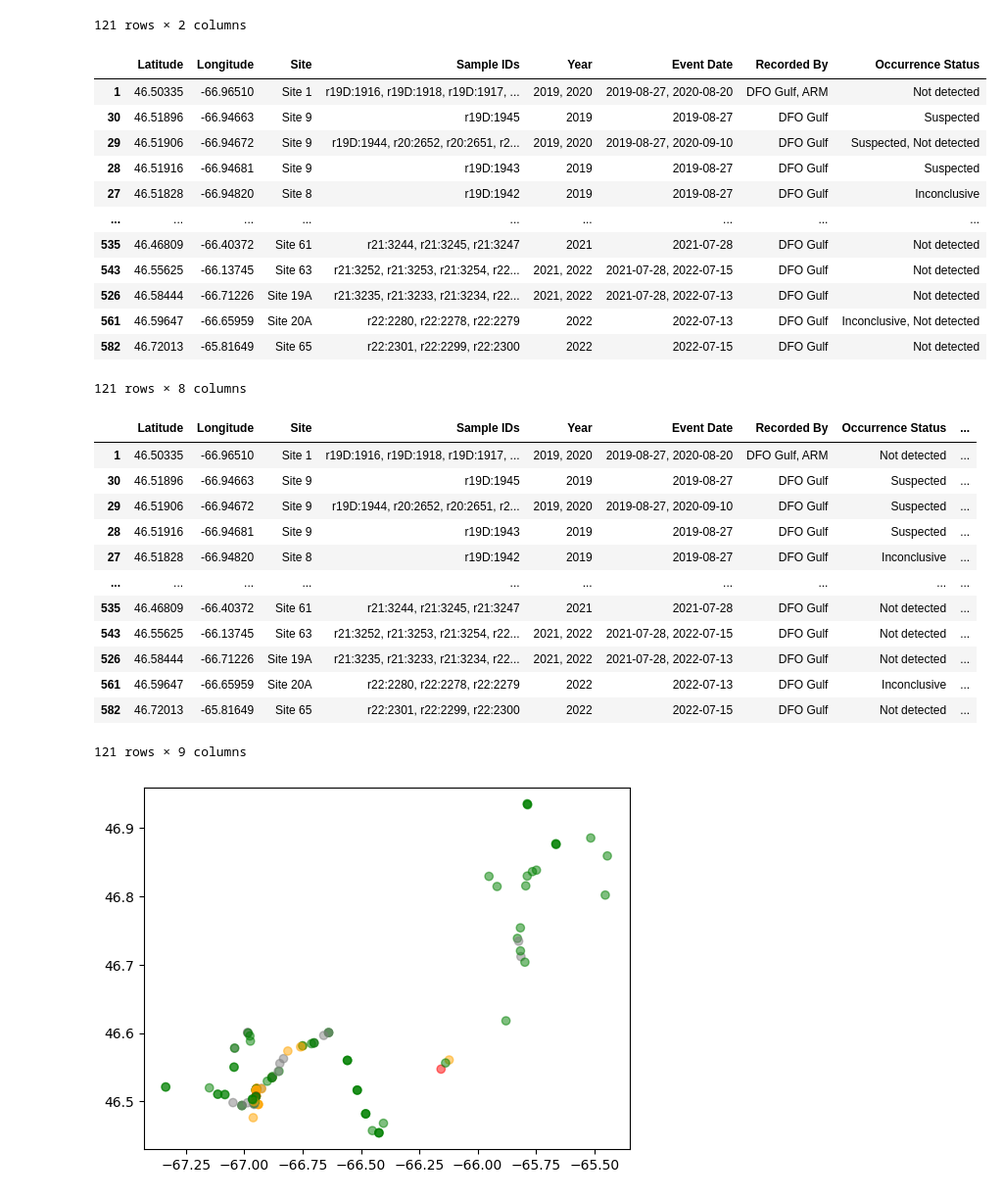
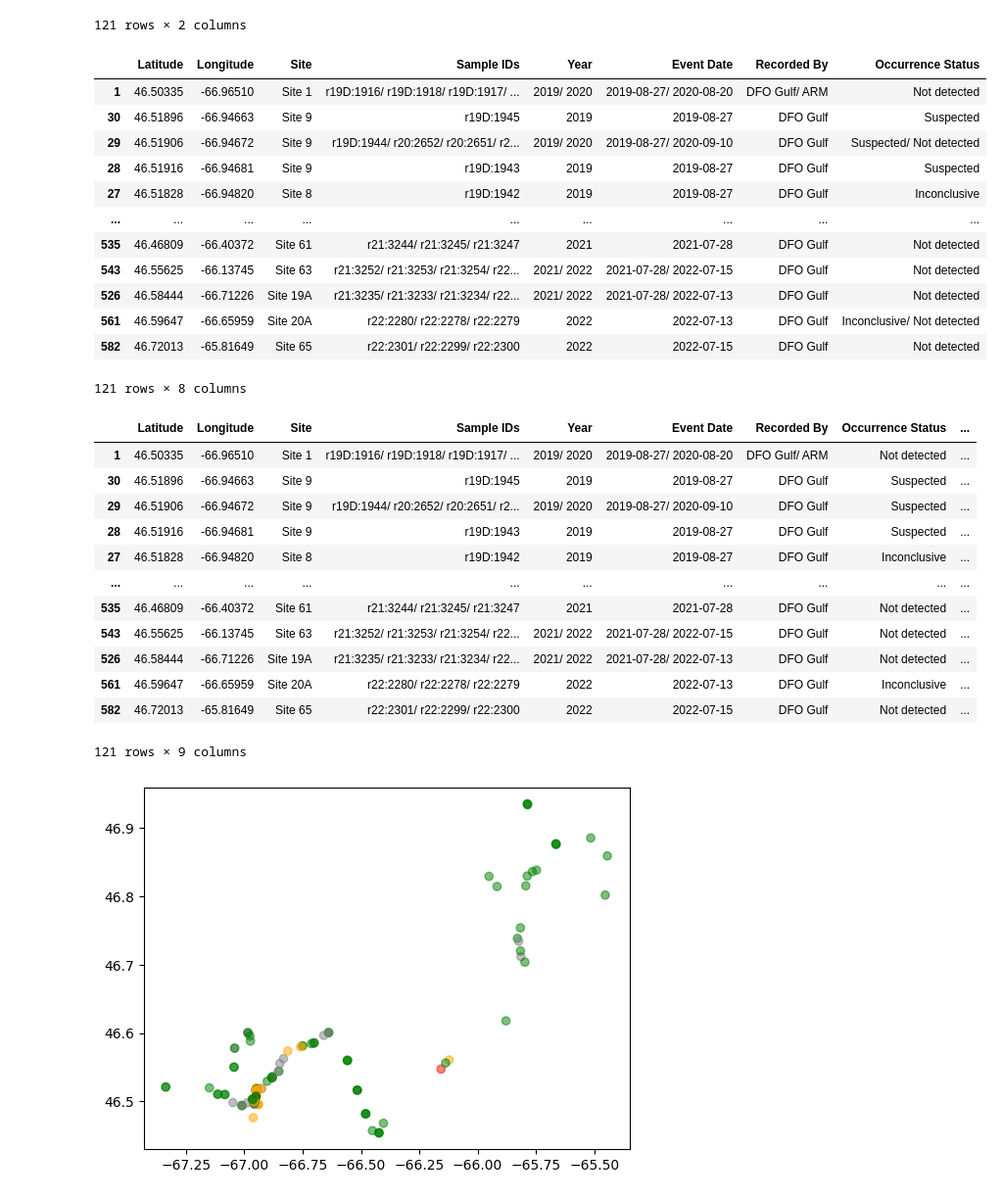
Before and after one commit to dfo-gulf-science/fgp-datasets, a Jupyter notebook: a9728eea (eDNA SMB)/script_for_creating_wms.ipynb, the cells around one changed output. Shown at 98% size. Drawn from its saved outputs; the diff is of its cells as text; code cells hidden in the pictures.

```diff
--- a/a9728eea (eDNA SMB)/script_for_creating_wms.ipynb
+++ b/a9728eea (eDNA SMB)/script_for_creating_wms.ipynb
@@ -27,7 +24,7 @@ df
 # first, we do not want any of the field blanks in the table
 mask = df["Sample type"].str.match(".*blank") == False
 df = df[mask]
-df.dropna(subset=["decimalLatitude", "decimalLongitude"], inplace=True)
+df = df.dropna(subset=["decimalLatitude", "decimalLongitude"])
 # %% [output]
 A value is trying to be set on a copy of a slice from a DataFrame
 
@@ -83,7 +80,7 @@ print(sum(df["decimalLatitude"] < 0))
 print(sum(df["decimalLongitude"] > 0))
 # clean the site names
 df["samplingSite"] = df["samplingSite"].apply(lambda x: str(x).strip())
-df["samplingSite"].replace("nan", "missing").replace("", "missing", inplace=True)
+df["samplingSite"] = df["samplingSite"].replace("nan", "missing").replace("", "missing")
 # for fun, lets order the table by date
 df["eventDate"] = pd.to_datetime(df["eventDate"], format="%m/%d/%Y")
 df = df.sort_values("eventDate")
@@ -169,45 +164,45 @@ event_dates = list()
 recorded_bys = list()
 occurrence_statuses = list()
 
 
 # subdf.columns = ["Sample ID", 'year', 'Event Date', 'Recorded By', 'Latitude', 'Longitude', 'Occurrence Status', 'Color (mapping)']
 def clean_list(l):
-    return str([item for item in l]).replace("'", "").replace("[", "").replace("]", "")
+    return str([item for item in l]).replace("'", "").replace("[", "").replace("]", "").replace(",", "/")
 
 
 for index, row in subdf.iterrows():
     # using the lat/long, we will query the full df
     lat = row[0]
     lng = row[1]
     mask = (df["decimalLatitude"] == lat) & (df["decimalLongitude"] == lng)
     sites.append(clean_list(df[mask]["samplingSite"].unique()))
     sample_ids.append(clean_list(df[mask]["sampleID"].unique()))
     years.append(clean_list(df[mask]["Year"].unique()))
     event_dates.append(clean_list([str(pd.to_datetime(d.astype(str), format="%Y-%m-%d")).split(" ")[0] for d in df[mask]["eventDate"].unique()]))
     recorded_bys.append(clean_list(df[mask]["recordedBy"].unique()))
     occurrence_statuses.append(clean_list(df[mask]["occurrenceStatus"].unique()))
 
 subdf["Site"] = sites
 subdf["Sample IDs"] = sample_ids
 subdf["Year"] = years
 subdf["Event Date"] = event_dates
 subdf["Recorded By"] = recorded_bys
 subdf["Occurrence Status"] = occurrence_statuses
 
 subdf
 # %% [output]
 |  | Latitude | Longitude | Site | Sample IDs | Year | Event Date | Recorded By | Occurrence Status |
-| 1 | 46.50335 | -66.96510 | Site 1 | r19D:1916, r19D:1918, r19D:1917, ... | 2019, 2020 | 2019-08-27, 2020-08-20 | DFO Gulf, ARM | Not detected |
+| 1 | 46.50335 | -66.96510 | Site 1 | r19D:1916/ r19D:1918/ r19D:1917/ ... | 2019/ 2020 | 2019-08-27/ 2020-08-20 | DFO Gulf/ ARM | Not detected |
 | 30 | 46.51896 | -66.94663 | Site 9 | r19D:1945 | 2019 | 2019-08-27 | DFO Gulf | Suspected |
-| 29 | 46.51906 | -66.94672 | Site 9 | r19D:1944, r20:2652, r20:2651, r2... | 2019, 2020 | 2019-08-27, 2020-09-10 | DFO Gulf | Suspected, Not detected |
+| 29 | 46.51906 | -66.94672 | Site 9 | r19D:1944/ r20:2652/ r20:2651/ r2... | 2019/ 2020 | 2019-08-27/ 2020-09-10 | DFO Gulf | Suspected/ Not detected |
 | 28 | 46.51916 | -66.94681 | Site 9 | r19D:1943 | 2019 | 2019-08-27 | DFO Gulf | Suspected |
 | 27 | 46.51828 | -66.94820 | Site 8 | r19D:1942 | 2019 | 2019-08-27 | DFO Gulf | Inconclusive |
 | ... | ... | ... | ... | ... | ... | ... | ... | ... |
-| 535 | 46.46809 | -66.40372 | Site 61 | r21:3244, r21:3245, r21:3247 | 2021 | 2021-07-28 | DFO Gulf | Not detected |
-| 543 | 46.55625 | -66.13745 | Site 63 | r21:3252, r21:3253, r21:3254, r22... | 2021, 2022 | 2021-07-28, 2022-07-15 | DFO Gulf | Not detected |
-| 526 | 46.58444 | -66.71226 | Site 19A | r21:3235, r21:3233, r21:3234, r22... | 2021, 2022 | 2021-07-28, 2022-07-13 | DFO Gulf | Not detected |
-| 561 | 46.59647 | -66.65959 | Site 20A | r22:2280, r22:2278, r22:2279 | 2022 | 2022-07-13 | DFO Gulf | Inconclusive, Not detected |
-| 582 | 46.72013 | -65.81649 | Site 65 | r22:2301, r22:2299, r22:2300 | 2022 | 2022-07-15 | DFO Gulf | Not detected |
+| 535 | 46.46809 | -66.40372 | Site 61 | r21:3244/ r21:3245/ r21:3247 | 2021 | 2021-07-28 | DFO Gulf | Not detected |
+| 543 | 46.55625 | -66.13745 | Site 63 | r21:3252/ r21:3253/ r21:3254/ r22... | 2021/ 2022 | 2021-07-28/ 2022-07-15 | DFO Gulf | Not detected |
+| 526 | 46.58444 | -66.71226 | Site 19A | r21:3235/ r21:3233/ r21:3234/ r22... | 2021/ 2022 | 2021-07-28/ 2022-07-13 | DFO Gulf | Not detected |
+| 561 | 46.59647 | -66.65959 | Site 20A | r22:2280/ r22:2278/ r22:2279 | 2022 | 2022-07-13 | DFO Gulf | Inconclusive/ Not detected |
+| 582 | 46.72013 | -65.81649 | Site 65 | r22:2301/ r22:2299/ r22:2300 | 2022 | 2022-07-15 | DFO Gulf | Not detected |
 121 rows × 8 columns
 # %%
 # how to deal with the occurrences
@@ -230,17 +225,17 @@ subdf["Color (mapping)"] = subdf["Occurrence Status"].map(color_map)
 subdf
 # %% [output]
 |  | Latitude | Longitude | Site | Sample IDs | Year | Event Date | Recorded By | Occurrence Status | ... |
-| 1 | 46.50335 | -66.96510 | Site 1 | r19D:1916, r19D:1918, r19D:1917, ... | 2019, 2020 | 2019-08-27, 2020-08-20 | DFO Gulf, ARM | Not detected | ... |
+| 1 | 46.50335 | -66.96510 | Site 1 | r19D:1916/ r19D:1918/ r19D:1917/ ... | 2019/ 2020 | 2019-08-27/ 2020-08-20 | DFO Gulf/ ARM | Not detected | ... |
 | 30 | 46.51896 | -66.94663 | Site 9 | r19D:1945 | 2019 | 2019-08-27 | DFO Gulf | Suspected | ... |
-| 29 | 46.51906 | -66.94672 | Site 9 | r19D:1944, r20:2652, r20:2651, r2... | 2019, 2020 | 2019-08-27, 2020-09-10 | DFO Gulf | Suspected | ... |
+| 29 | 46.51906 | -66.94672 | Site 9 | r19D:1944/ r20:2652/ r20:2651/ r2... | 2019/ 2020 | 2019-08-27/ 2020-09-10 | DFO Gulf | Suspected | ... |
 | 28 | 46.51916 | -66.94681 | Site 9 | r19D:1943 | 2019 | 2019-08-27 | DFO Gulf | Suspected | ... |
 | 27 | 46.51828 | -66.94820 | Site 8 | r19D:1942 | 2019 | 2019-08-27 | DFO Gulf | Inconclusive | ... |
 | ... | ... | ... | ... | ... | ... | ... | ... | ... | ... |
-| 535 | 46.46809 | -66.40372 | Site 61 | r21:3244, r21:3245, r21:3247 | 2021 | 2021-07-28 | DFO Gulf | Not detected | ... |
-| 543 | 46.55625 | -66.13745 | Site 63 | r21:3252, r21:3253, r21:3254, r22... | 2021, 2022 | 2021-07-28, 2022-07-15 | DFO Gulf | Not detected | ... |
-| 526 | 46.58444 | -66.71226 | Site 19A | r21:3235, r21:3233, r21:3234, r22... | 2021, 2022 | 2021-07-28, 2022-07-13 | DFO Gulf | Not detected | ... |
-| 561 | 46.59647 | -66.65959 | Site 20A | r22:2280, r22:2278, r22:2279 | 2022 | 2022-07-13 | DFO Gulf | Inconclusive | ... |
-| 582 | 46.72013 | -65.81649 | Site 65 | r22:2301, r22:2299, r22:2300 | 2022 | 2022-07-15 | DFO Gulf | Not detected | ... |
+| 535 | 46.46809 | -66.40372 | Site 61 | r21:3244/ r21:3245/ r21:3247 | 2021 | 2021-07-28 | DFO Gulf | Not detected | ... |
+| 543 | 46.55625 | -66.13745 | Site 63 | r21:3252/ r21:3253/ r21:3254/ r22... | 2021/ 2022 | 2021-07-28/ 2022-07-15 | DFO Gulf | Not detected | ... |
+| 526 | 46.58444 | -66.71226 | Site 19A | r21:3235/ r21:3233/ r21:3234/ r22... | 2021/ 2022 | 2021-07-28/ 2022-07-13 | DFO Gulf | Not detected | ... |
+| 561 | 46.59647 | -66.65959 | Site 20A | r22:2280/ r22:2278/ r22:2279 | 2022 | 2022-07-13 | DFO Gulf | Inconclusive | ... |
+| 582 | 46.72013 | -65.81649 | Site 65 | r22:2301/ r22:2299/ r22:2300 | 2022 | 2022-07-15 | DFO Gulf | Not detected | ... |
 121 rows × 9 columns
 # %%
 # re-plotting
```
Also changed, not shown: parts of 5 cells of this notebook, 2 other files.
